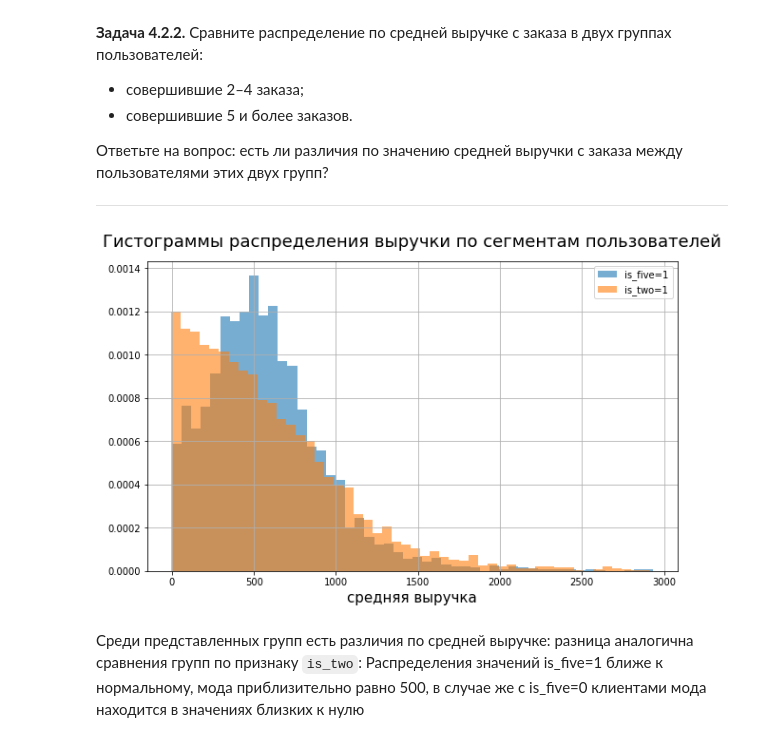
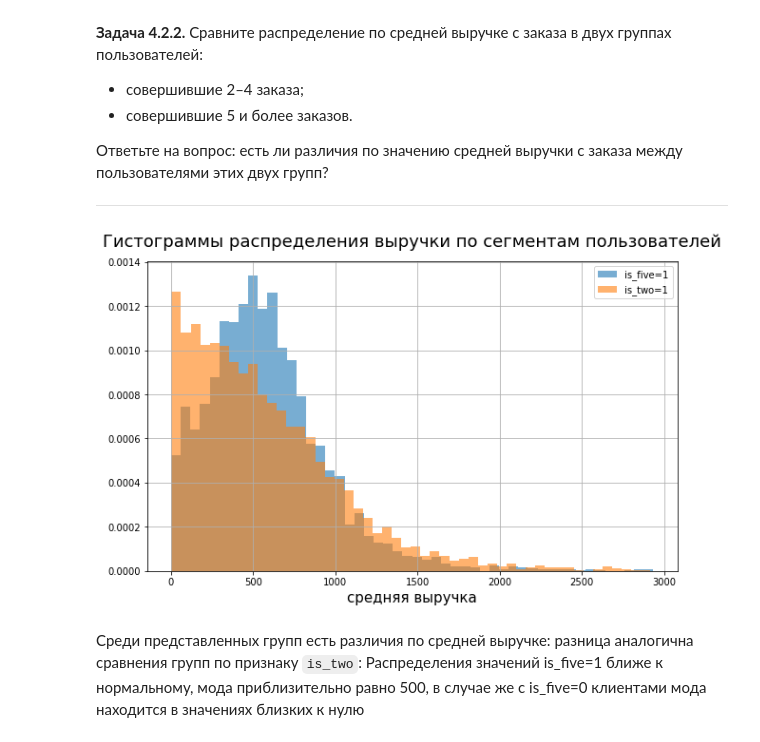
Before and after one commit to Ivan-Saevskiy/practicum, a Jupyter notebook: project_final.ipynb, the cells around one changed output. Saved outputs shown, nothing was run; the diff lists cells and outputs as text; code cells hidden in the pictures.

```diff
--- a/project_final.ipynb
+++ b/project_final.ipynb
@@ -326,6 +482,0 @@ df['tickets_count'] = pd.to_numeric(df['tickets_count'], downcast='integer')
-# %%
-# Заполним пропуски на -1
-df['days_since_prev'] = df['days_since_prev'].fillna(-1)
-
-# Преобразуем тип для days_since_prev
-df['days_since_prev'] = df['days_since_prev'].astype('int32')
@@ -396,3 +601,6 @@ Text(0.5, 1.0, 'Диаграммма размаха по revenue_rub')
+# %%
+# Удалим эти значения
+df = df[df['revenue_rub'] > 0]
 # %%
 # Построим гстограмму с фильтром по 99 процентилю
 df[df['revenue_rub'] < df['revenue_rub'].quantile(0.99)].hist(column='revenue_rub', bins=20, grid=True, figsize=(8, 4),
@@ -635,6 +937,6 @@ user_profile[['cnt_orders', 'tickets_mean', 'days_mean']].describe()
 
 - В столбце `days_mean` высокий максимум, но он не нуждается в фильрации и обусловлен
 # %%
-user_profile = user_profile[user_profile['cnt_orders'] <= user_profile['cnt_orders'].quantile(0.95)]
-user_profile.describe()
+user_profiles = user_profiles[user_profiles['total_orders'] <= user_profiles['total_orders'].quantile(0.95)]
+user_profiles.describe()
 # %% [output]
@@ -874,19 +1234,19 @@ plt.show()
 ---
 # %%
 plt.figure(figsize=(10, 6))
-plt.hist(user_profile[user_profile['is_five']==1]['mean_revenue_rub'][user_profile['mean_revenue_rub'] < 3000],
+plt.hist(user_profiles[user_profiles['is_five']==1]['avg_revenue_rub'][user_profiles['avg_revenue_rub'] < 3000],
          bins=50, alpha=0.6, density=True, label='is_five=1')
-plt.hist(user_profile[(user_profile['is_five']==0)
-                     & user_profile['is_two']==1]['mean_revenue_rub'][user_profile['mean_revenue_rub'] < 3000],
+plt.hist(user_profiles[(user_profiles['is_five']==0)
+                     & user_profiles['is_two']==1]['avg_revenue_rub'][user_profiles['avg_revenue_rub'] < 3000],
          bins=50, alpha=0.6, density=True, label='is_two=1')
-# часть выбросов мы урезали параметром user_profile['mean_revenue_rub'] < 3000 для более наглядного отображения
+# часть выбросов мы урезали параметром user_profile['avg_revenue_rub'] < 3000 для более наглядного отображения
 plt.title('Гистограммы распределения выручки по сегментам пользователей', size=18, pad=15)
 plt.xlabel('средняя выручка', size=15)
 plt.grid()
 plt.legend()
 plt.show()
 # %% [output]
-[figure, old version]
+[figure, new version]
 # %% [markdown]
 Среди представленных групп есть различия по средней выручке: разница аналогична сравнения групп по признаку `is_two`:
 Распределения значений is_five=1 ближе к нормальному, мода приблизительно равно 500, в случае же с is_five=0 клиентами мода находится в значениях близких к нулю
```
Also changed, not shown: parts of 83 cells of this notebook.
